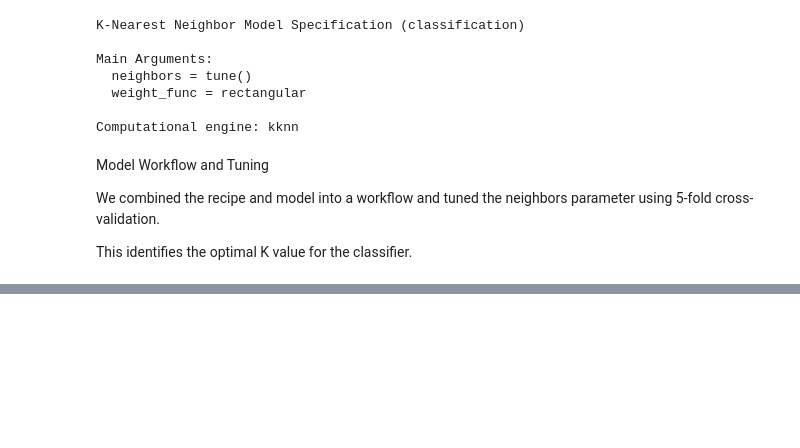
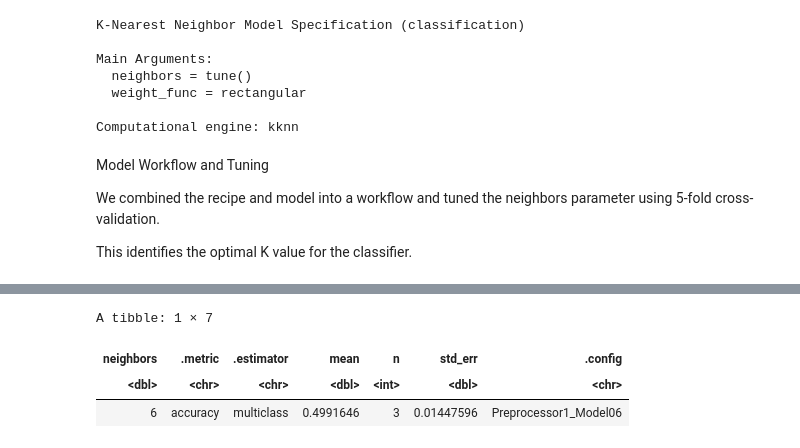
Before and after one commit to E000H/dsci-100-2025-group-008-22-, a Jupyter notebook: individual_project.ipynb, the cells around one changed output, grey strips where cells are left out. Saved outputs shown, nothing was run; the diff lists cells and outputs as text; code cells hidden in the pictures; blank space fills up the shorter version.

```diff
--- a/individual_project.ipynb
+++ b/individual_project.ipynb
@@ -223,0 +285,19 @@ A tibble: 10 × 7
+# %%
+set.seed(123)
+best_k <- knn_wf %>%
+  arrange(desc(mean)) %>%
+  slice(1)
+
+best_k
+
+final_knn_spec <- nearest_neighbor(
+  weight = "rectangular",
+  neighbors = best_k$neighbors
+) %>%
+  set_engine("kknn") %>%
+  set_mode("classification")
+# %% [output]
+A tibble: 1 × 7
+| neighbors | .metric | .estimator | mean | n | std_err | .config |
+| <dbl> | <chr> | <chr> | <dbl> | <int> | <dbl> | <chr> |
+| 6 | accuracy | multiclass | 0.4991646 | 3 | 0.01447596 | Preprocessor1_Model06 |
```
Also changed, not shown: parts of 9 cells of this notebook.
